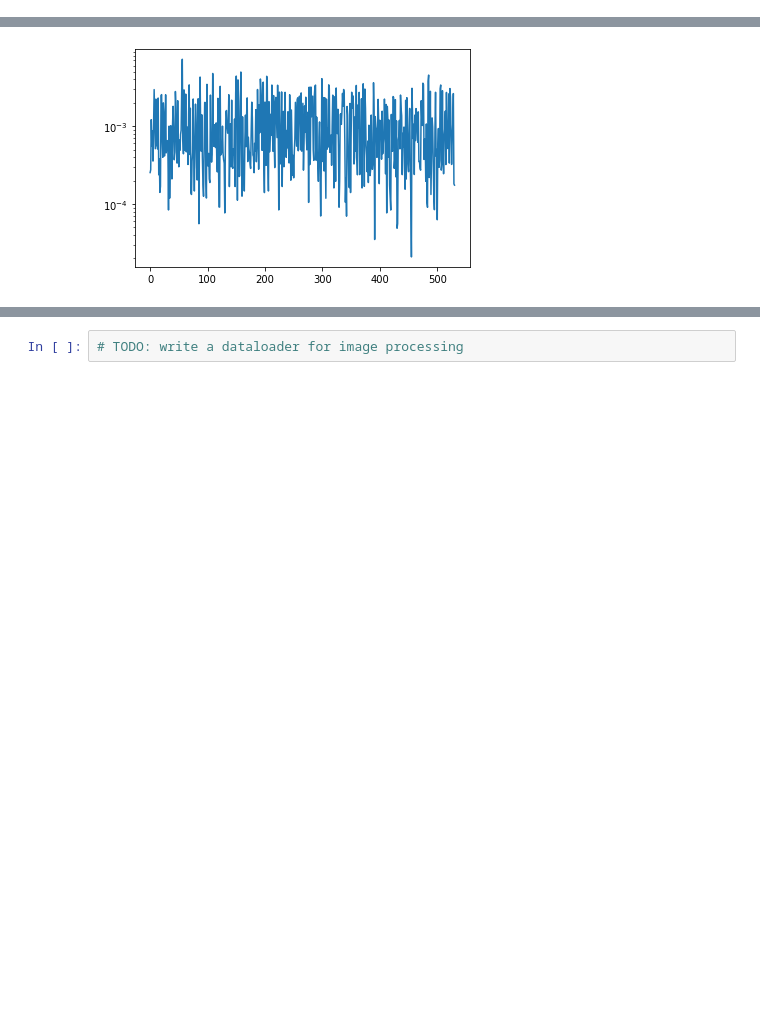
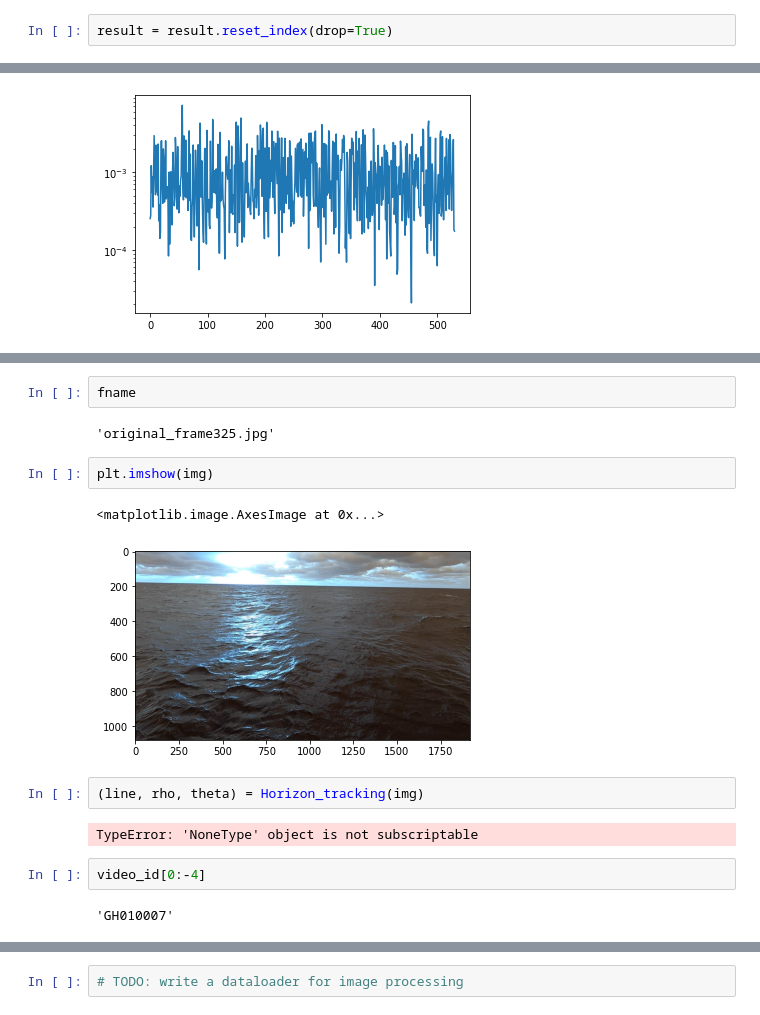
Before and after one commit to yangxin1022/my-whitecaps, a Jupyter notebook: code/load_model_2.ipynb, the cells around one changed output, grey strips where cells are left out. Drawn from its saved outputs; the diff is of its cells as text; blank space fills up the shorter version.

```diff
--- a/code/load_model_2.ipynb
+++ b/code/load_model_2.ipynb
@@ -842,3 +843,5 @@ array([2.53269641e-04, 2.74634349e-04, 1.21111990e-03, 5.51995919e-04,
        2.59417844e-03, 3.35385239e-04, 3.04094059e-03, 2.36961841e-03,
        7.54817201e-04, 3.21874147e-04, 7.25031720e-04, 1.06649194e-03,
        2.61915405e-03, 1.81365402e-04, 1.74655405e-04])
+# %%
+result = result.reset_index(drop=True)
@@ -849,0 +978,17 @@ plt.semilogy(np.arange(531), result['active_whitecaps_fraction'].values.astype(f
+# %%
+fname
+# %% [output]
+'original_frame325.jpg'
+# %%
+plt.imshow(img)
+# %% [output]
+<matplotlib.image.AxesImage at 0x...>
+[figure, added]
+# %%
+(line, rho, theta) = Horizon_tracking(img)
+# %% [output]
+TypeError: 'NoneType' object is not subscriptable
+# %%
+video_id[0:-4]
+# %% [output]
+'GH010007'
```
Also changed, not shown: parts of 11 cells of this notebook, 1 other file.
